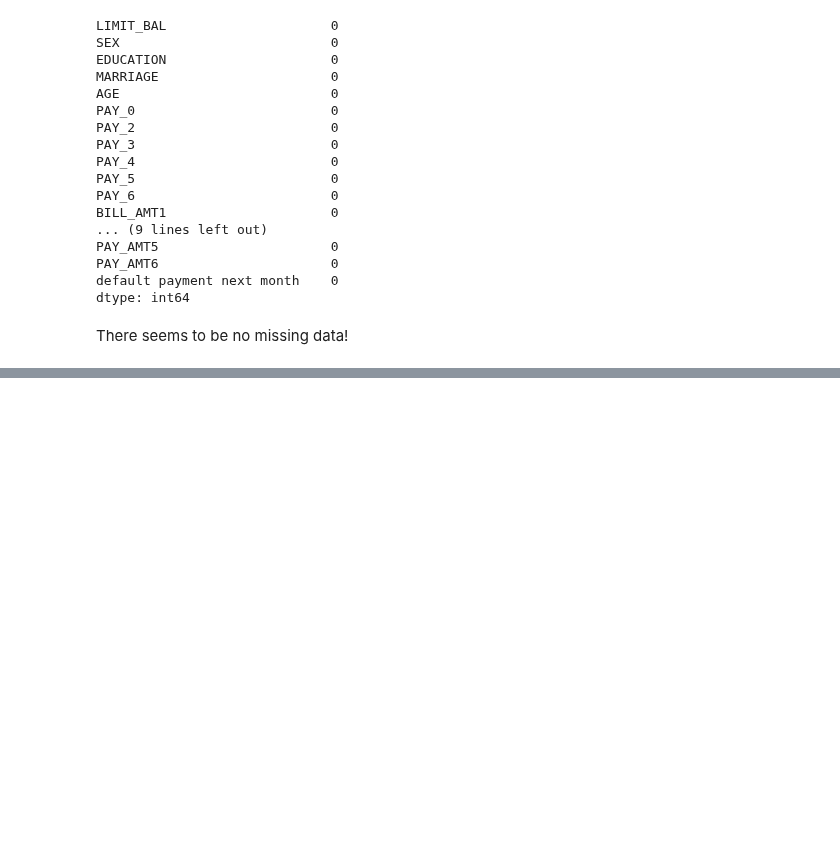
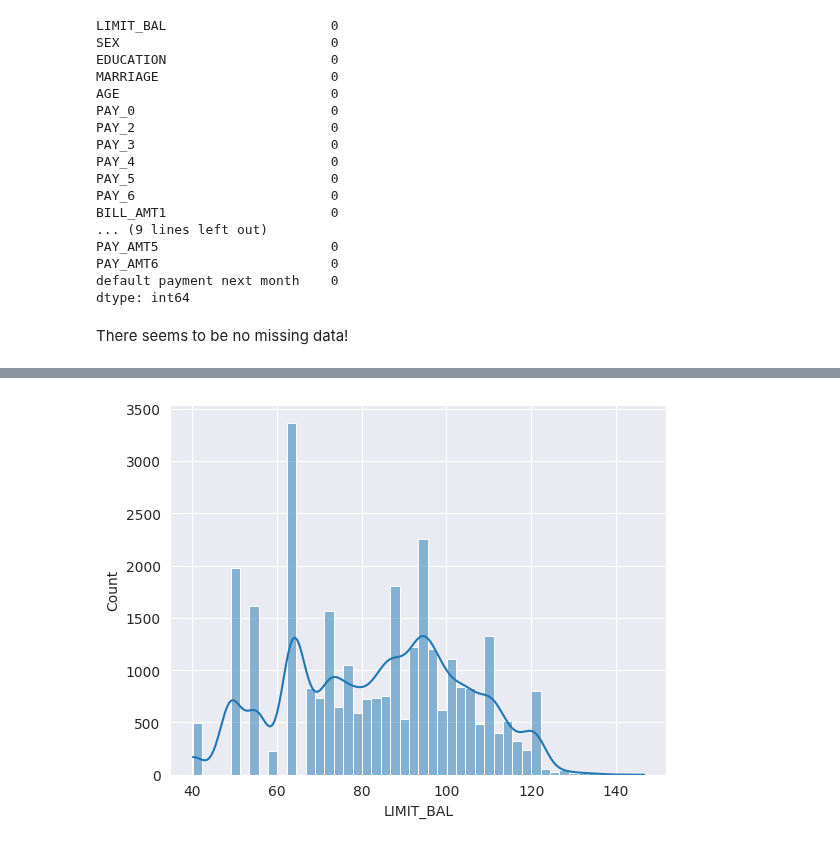
Before and after one commit to indian-coder-aarush/Learning, a Jupyter notebook: credit-card/credit-card-eda.ipynb, the cells around one changed output, grey strips where cells are left out. Saved outputs shown, nothing was run; the diff lists cells and outputs as text; code cells hidden in the pictures; blank space fills up the shorter version.

```diff
--- a/credit-card/credit-card-eda.ipynb
+++ b/credit-card/credit-card-eda.ipynb
@@ -76,0 +83,6 @@ There seems to be no missing data!
+# %%
+data["LIMIT_BAL"], box_cox_lambda = stats.boxcox(data["LIMIT_BAL"])
+sns.histplot(x = 'LIMIT_BAL', data = data, kde = True)
+plt.show()
+# %% [output]
+[figure, added]
```
Also changed, not shown: parts of 7 cells of this notebook.
